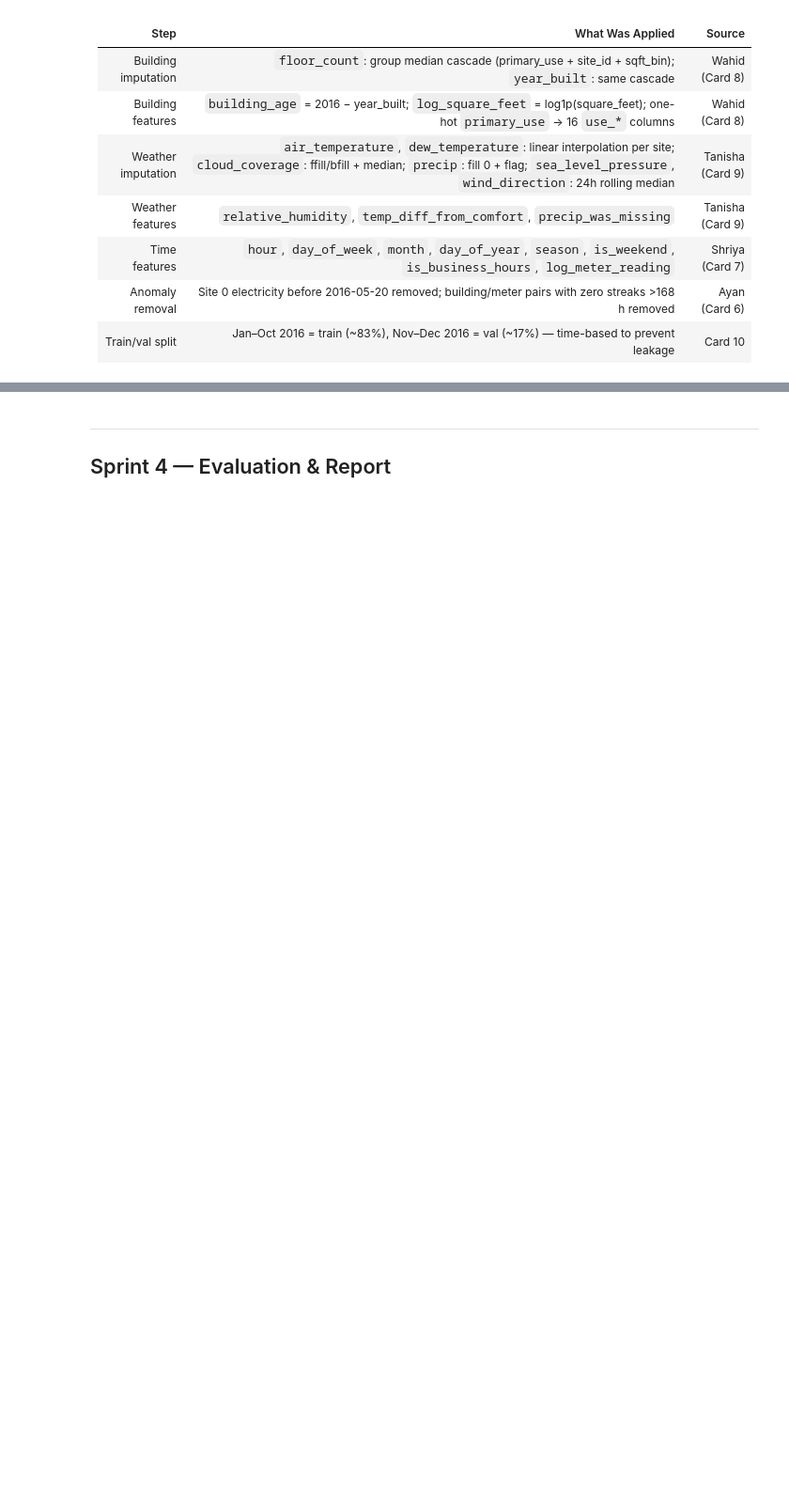
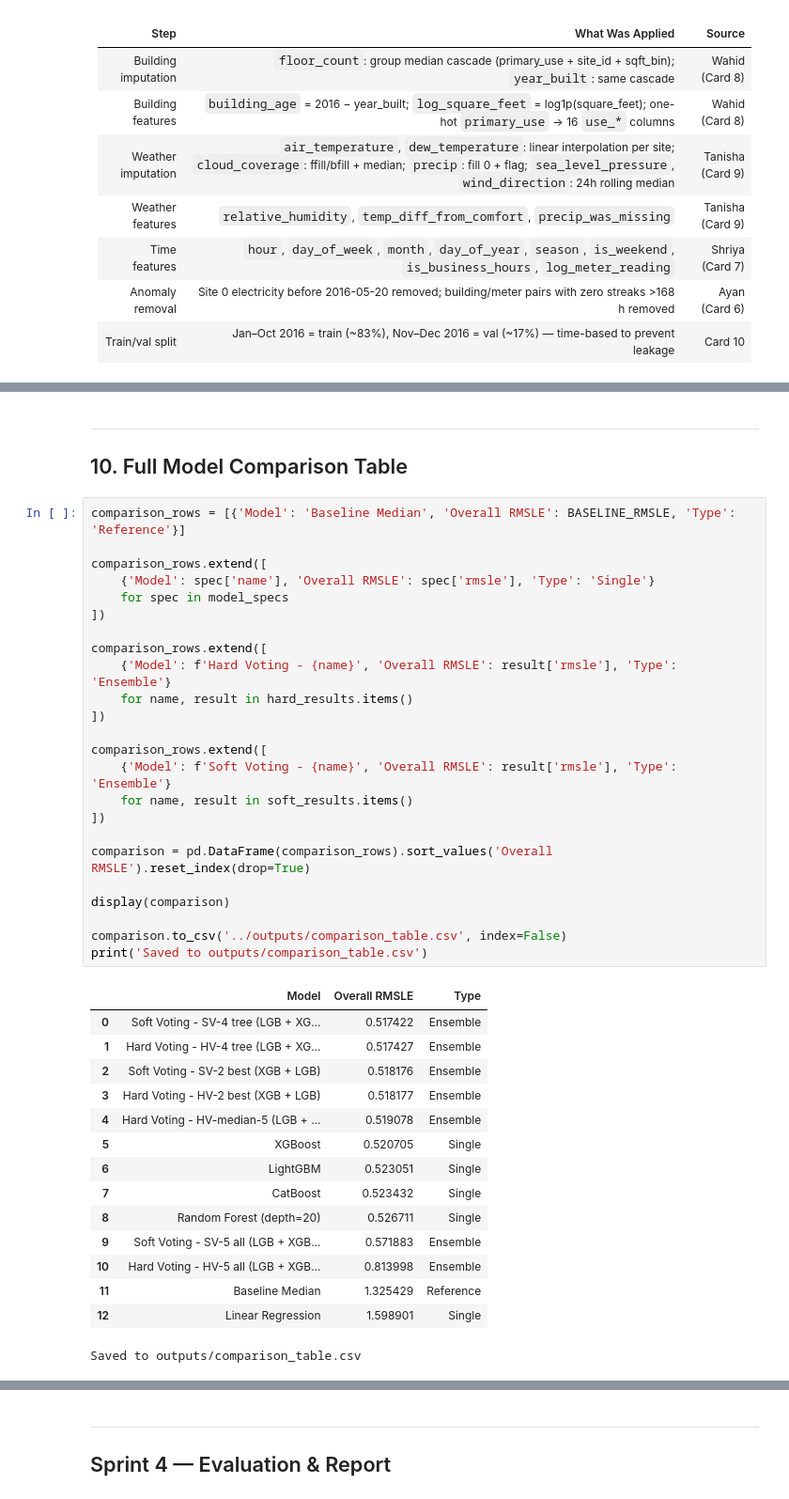
Before and after one commit to ZahraSabouri/CMT307_GreatEnergyPredictor, a Jupyter notebook: notebooks/Zahra_Data_Merging.ipynb, the cells around one changed output, grey strips where cells are left out. Shown at 94% size. Drawn from its saved outputs; the diff is of its cells as text; blank space fills up the shorter version.

```diff
--- a/notebooks/Zahra_Data_Merging.ipynb
+++ b/notebooks/Zahra_Data_Merging.ipynb
@@ -409,0 +779,43 @@ Saved to ../data_processed/
+# %% [markdown]
+---
+## 10. Full Model Comparison Table
+# %%
+comparison_rows = [{'Model': 'Baseline Median', 'Overall RMSLE': BASELINE_RMSLE, 'Type': 'Reference'}]
+
+comparison_rows.extend([
+    {'Model': spec['name'], 'Overall RMSLE': spec['rmsle'], 'Type': 'Single'}
+    for spec in model_specs
+])
+
+comparison_rows.extend([
+    {'Model': f'Hard Voting - {name}', 'Overall RMSLE': result['rmsle'], 'Type': 'Ensemble'}
+    for name, result in hard_results.items()
+])
+
+comparison_rows.extend([
+    {'Model': f'Soft Voting - {name}', 'Overall RMSLE': result['rmsle'], 'Type': 'Ensemble'}
+    for name, result in soft_results.items()
+])
+
+comparison = pd.DataFrame(comparison_rows).sort_values('Overall RMSLE').reset_index(drop=True)
+
+display(comparison)
+
+comparison.to_csv('../outputs/comparison_table.csv', index=False)
+print('Saved to outputs/comparison_table.csv')
+# %% [output]
+|  | Model | Overall RMSLE | Type |
+| 0 | Soft Voting - SV-4 tree (LGB + XG... | 0.517422 | Ensemble |
+| 1 | Hard Voting - HV-4 tree (LGB + XG... | 0.517427 | Ensemble |
+| 2 | Soft Voting - SV-2 best (XGB + LGB) | 0.518176 | Ensemble |
+| 3 | Hard Voting - HV-2 best (XGB + LGB) | 0.518177 | Ensemble |
+| 4 | Hard Voting - HV-median-5 (LGB + ... | 0.519078 | Ensemble |
+| 5 | XGBoost | 0.520705 | Single |
+| 6 | LightGBM | 0.523051 | Single |
+| 7 | CatBoost | 0.523432 | Single |
+| 8 | Random Forest (depth=20) | 0.526711 | Single |
+| 9 | Soft Voting - SV-5 all (LGB + XGB... | 0.571883 | Ensemble |
+| 10 | Hard Voting - HV-5 all (LGB + XGB... | 0.813998 | Ensemble |
+| 11 | Baseline Median | 1.325429 | Reference |
+| 12 | Linear Regression | 1.598901 | Single |
+Saved to outputs/comparison_table.csv
```
Also changed, not shown: parts of 24 cells of this notebook, 1 other file.
